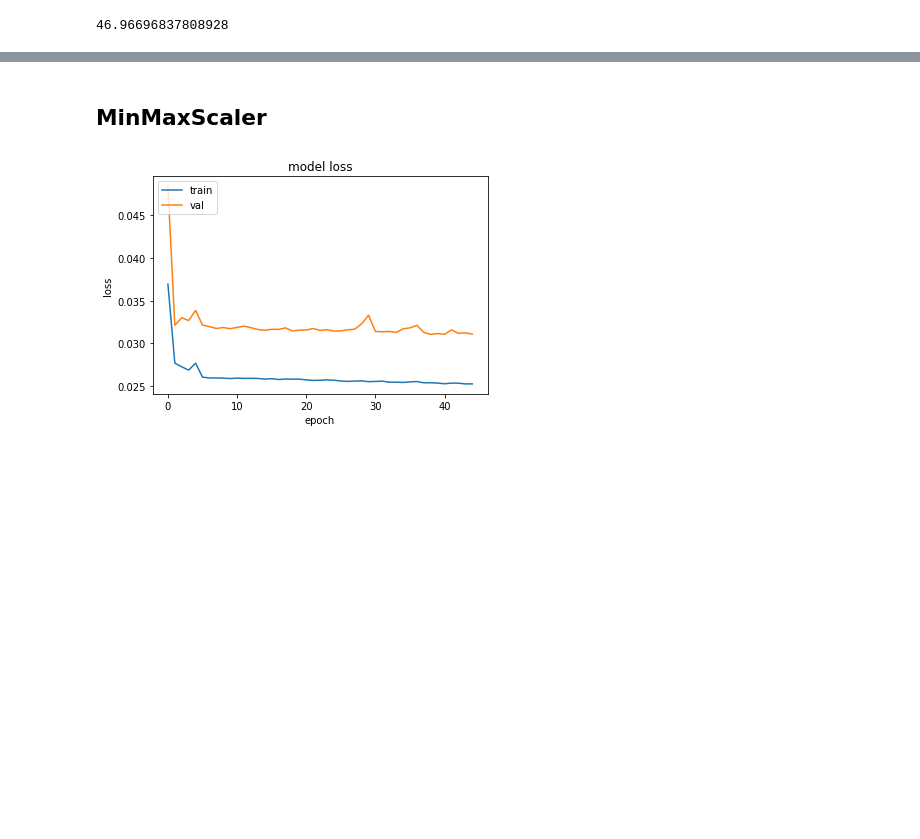
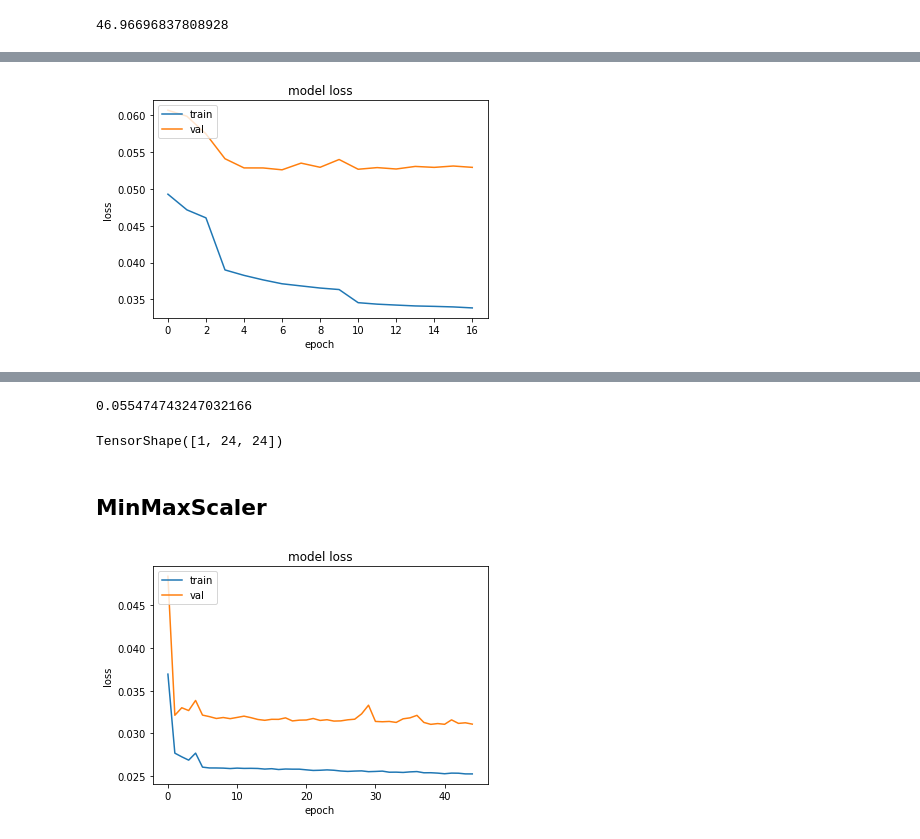
Before and after one commit to andrewlee1807/TSDatasets, a Jupyter notebook: cnu_power_consumption.ipynb, the cells around one changed output, grey strips where cells are left out. Drawn from its saved outputs; the diff is of its cells as text; code cells hidden in the pictures; blank space fills up the shorter version.

Commit message:
doing experiments with different output length return TCN with CNU

```diff
--- a/cnu_power_consumption.ipynb
+++ b/cnu_power_consumption.ipynb
@@ -149,0 +247,14 @@ plt.show()
+# %%
+# summarize history for loss
+plt.plot(history2.history['loss'][5:])
+plt.plot(history2.history['val_loss'][5:])
+plt.title('model loss')
+plt.ylabel('loss')
+plt.xlabel('epoch')
+plt.legend(['train', 'val'], loc='upper left')
+plt.show()
+model.evaluate(tsf.data_test[0],tsf.data_test[1], batch_size=1,
+               verbose=2,
+               use_multiprocessing=True)
+# %% [output]
+[figure, added]
@@ -150,3 +262,13 @@ plt.show()
+0.055474743247032166
+# %%
+input_shape=(1, 24, 1)
+test_input = np.arange(np.prod(input_shape)).reshape(input_shape)
+output_shape = (1, 24)
+test_output = np.arange(np.prod(output_shape)).reshape(output_shape)
+# test_output.reshape(test_output.shape[0], 1, test_output.shape[1]).shape
+model(test_input).shape
+# %% [output]
+TensorShape([1, 24, 24])
 # %% [markdown]
 ## MinMaxScaler
 # %%
```
Also changed, not shown: parts of 6 cells of this notebook.
